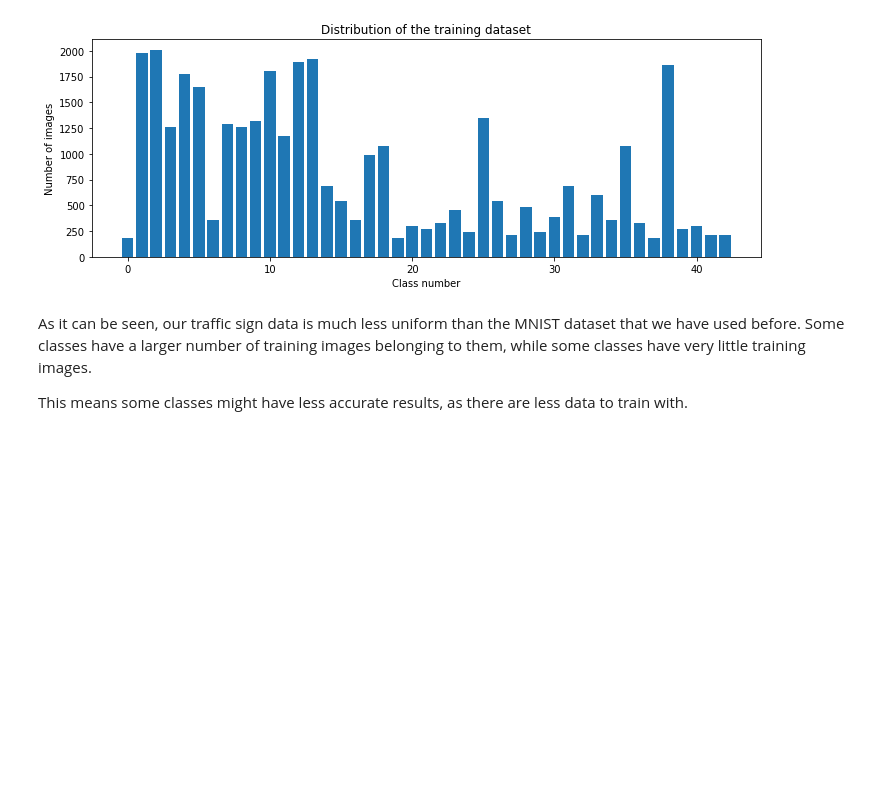
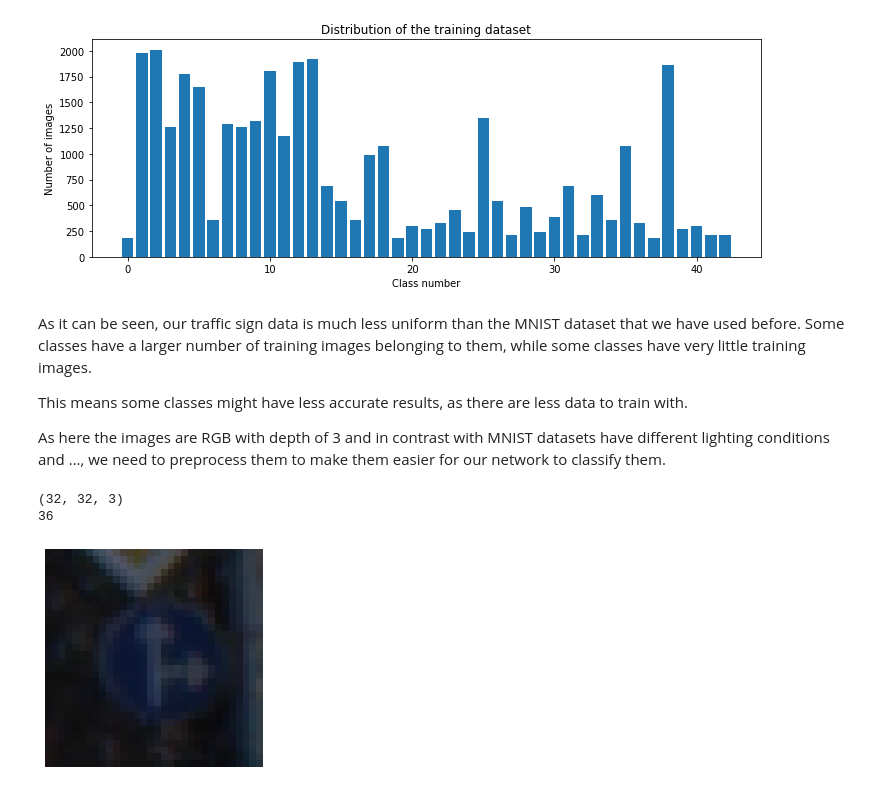
Before and after one commit to hpt1988/Applied-Deep-Learning_The-Complete-Self-Driving-Car-Course, a Jupyter notebook: traffic_signs/traffic_signs.ipynb, the cells around one changed output. Cells and saved outputs as stored; diff of their text form; code cells hidden in the pictures; blank space fills up the shorter version.

```diff
--- a/traffic_signs/traffic_signs.ipynb
+++ b/traffic_signs/traffic_signs.ipynb
@@ -148,3 +148,22 @@ Text(0, 0.5, 'Number of images')
 As it can be seen, our traffic sign data is much less uniform than the MNIST dataset that we have used before. Some classes have a larger number of training images belonging to them, while some classes have very little training images.
 
 This means some classes might have less accurate results, as there are less data to train with.
+
+As here the images are RGB with depth of 3 and in contrast with MNIST datasets have different lighting conditions and ..., we need to preprocess them to make them easier for our network to classify them.
+# %%
+# Preprocessing
+import cv2
+
+# Printing an arbitrary image
+plt.imshow(X_train[1000])
+plt.axis('off')
+print(X_train[1000].shape)  # To keep track how it changes through preprocessing
+
+# To verify that we have identified the sign correctly. Label value is 36 which
+# is consistent with the category for this image (check class number 36 of the
+# images in the grid above)
+print(y_train[1000])
+# %% [output]
+(32, 32, 3)
+36
+[figure, added]
```
Also changed, not shown: parts of 3 cells of this notebook.
